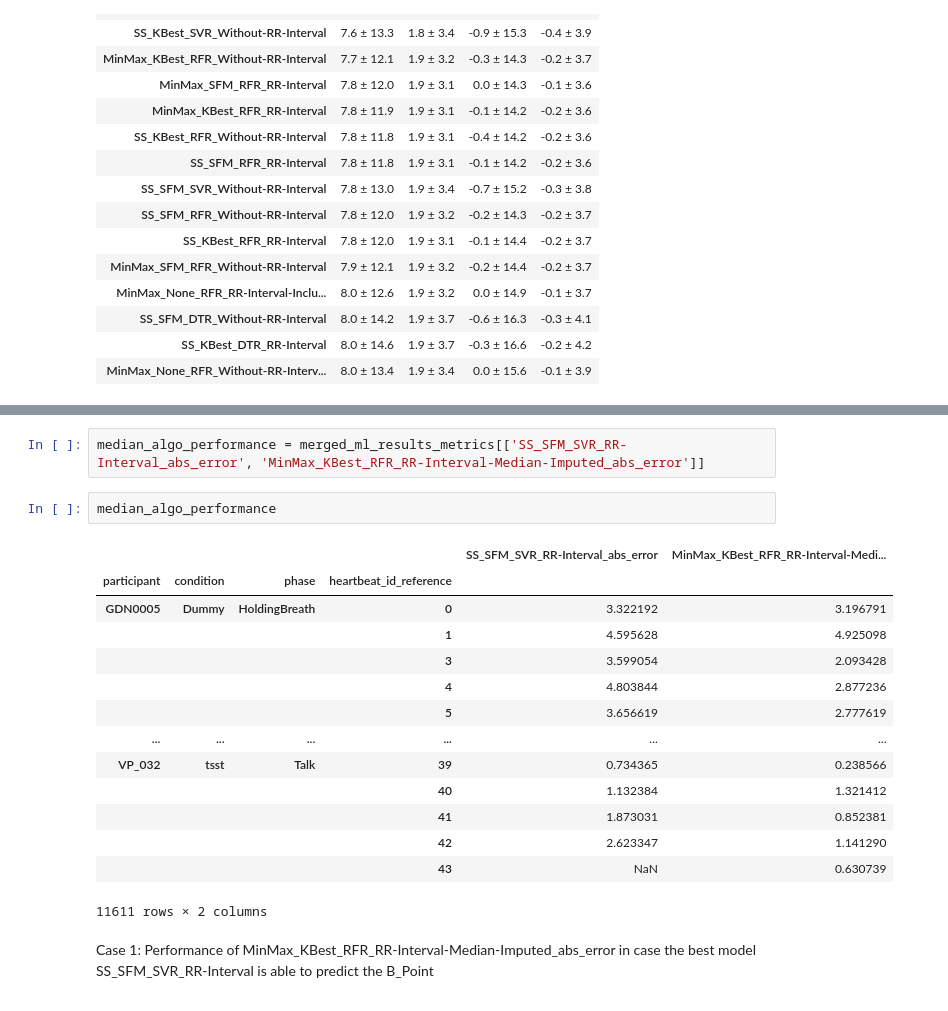
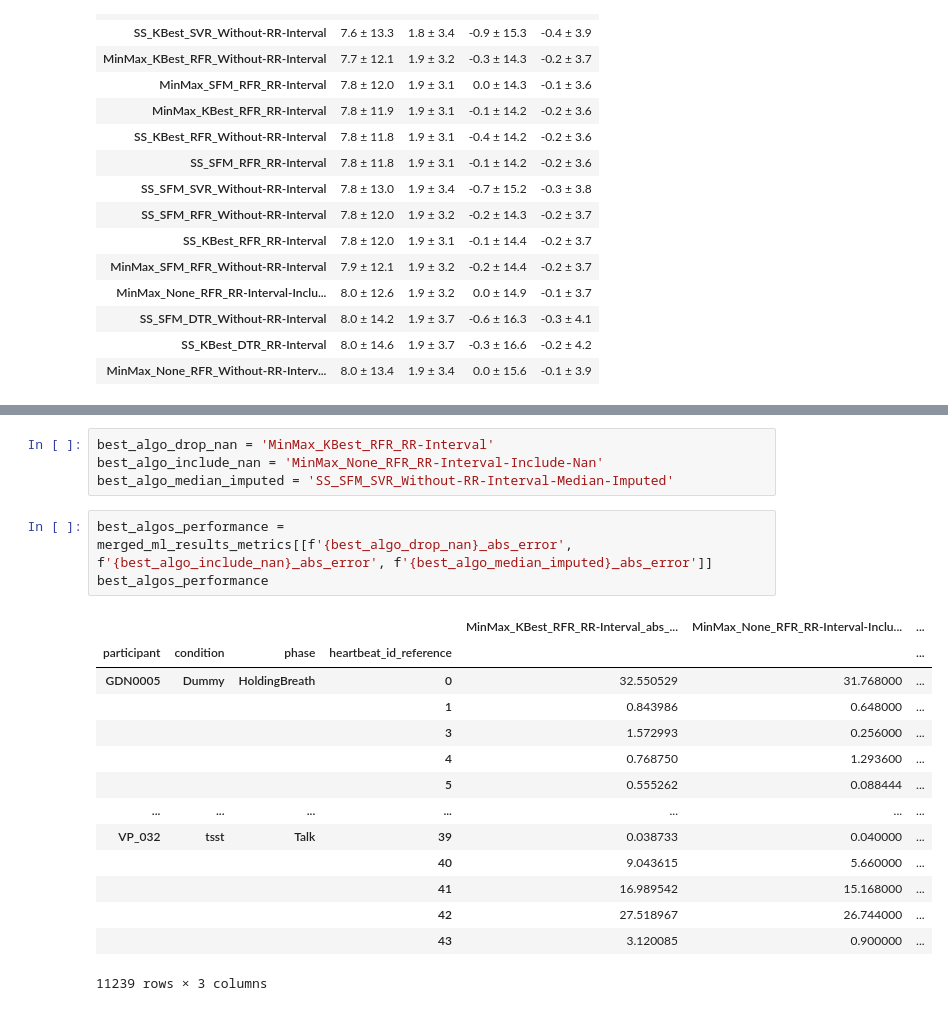
Before and after one commit to empkins/pepbench, a Jupyter notebook: experiments/pep_algorithm_benchmarking/notebooks/ML_analysis/Evaluation/ComputeMetrics.ipynb, the cells around one changed output, grey strips where cells are left out. Drawn from its saved outputs; the diff is of its cells as text.

```diff
--- a/experiments/pep_algorithm_benchmarking/notebooks/ML_analysis/Evaluation/ComputeMetrics.ipynb
+++ b/experiments/pep_algorithm_benchmarking/notebooks/ML_analysis/Evaluation/ComputeMetrics.ipynb
@@ -229,21 +235,22 @@ merged_ml_results_metrics
+# %%
+best_algo_drop_nan = 'MinMax_KBest_RFR_RR-Interval'
+best_algo_include_nan = 'MinMax_None_RFR_RR-Interval-Include-Nan'
+best_algo_median_imputed = 'SS_SFM_SVR_Without-RR-Interval-Median-Imputed'
 # %%
-median_algo_performance = merged_ml_results_metrics[['SS_SFM_SVR_RR-Interval_abs_error', 'MinMax_KBest_RFR_RR-Interval-Median-Imputed_abs_error']]
+best_algos_performance = merged_ml_results_metrics[[f'{best_algo_drop_nan}_abs_error', f'{best_algo_include_nan}_abs_error', f'{best_algo_median_imputed}_abs_error']]
+best_algos_performance
+# %% [output]
+|  |  |  |  | MinMax_KBest_RFR_RR-Interval_abs_... | MinMax_None_RFR_RR-Interval-Inclu... | ... |
+| participant | condition | phase | heartbeat_id_reference |  |  | ... |
+| GDN0005 | Dummy | HoldingBreath | 0 | 32.550529 | 31.768000 | ... |
+|  |  |  | 1 | 0.843986 | 0.648000 | ... |
+|  |  |  | 3 | 1.572993 | 0.256000 | ... |
+|  |  |  | 4 | 0.768750 | 1.293600 | ... |
+|  |  |  | 5 | 0.555262 | 0.088444 | ... |
+| ... | ... | ... | ... | ... | ... | ... |
+| VP_032 | tsst | Talk | 39 | 0.038733 | 0.040000 | ... |
+|  |  |  | 40 | 9.043615 | 5.660000 | ... |
+|  |  |  | 41 | 16.989542 | 15.168000 | ... |
+|  |  |  | 42 | 27.518967 | 26.744000 | ... |
+|  |  |  | 43 | 3.120085 | 0.900000 | ... |
+11239 rows × 3 columns
-# %%
-median_algo_performance
-# %% [output]
-|  |  |  |  | SS_SFM_SVR_RR-Interval_abs_error | MinMax_KBest_RFR_RR-Interval-Medi... |
-| participant | condition | phase | heartbeat_id_reference |  |  |
-| GDN0005 | Dummy | HoldingBreath | 0 | 3.322192 | 3.196791 |
-|  |  |  | 1 | 4.595628 | 4.925098 |
-|  |  |  | 3 | 3.599054 | 2.093428 |
-|  |  |  | 4 | 4.803844 | 2.877236 |
-|  |  |  | 5 | 3.656619 | 2.777619 |
-| ... | ... | ... | ... | ... | ... |
-| VP_032 | tsst | Talk | 39 | 0.734365 | 0.238566 |
-|  |  |  | 40 | 1.132384 | 1.321412 |
-|  |  |  | 41 | 1.873031 | 0.852381 |
-|  |  |  | 42 | 2.623347 | 1.141290 |
-|  |  |  | 43 | NaN | 0.630739 |
-11611 rows × 2 columns
-# %% [markdown]
-Case 1: Performance of MinMax_KBest_RFR_RR-Interval-Median-Imputed_abs_error in case the best model SS_SFM_SVR_RR-Interval is able to predict the B_Point
```
Also changed, not shown: parts of 12 cells of this notebook, 6 other files.
